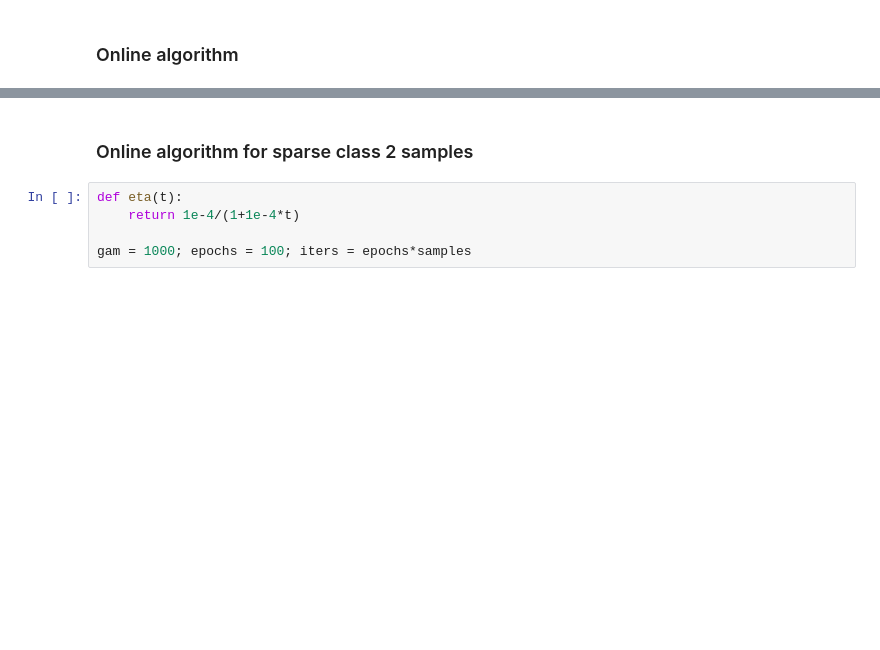
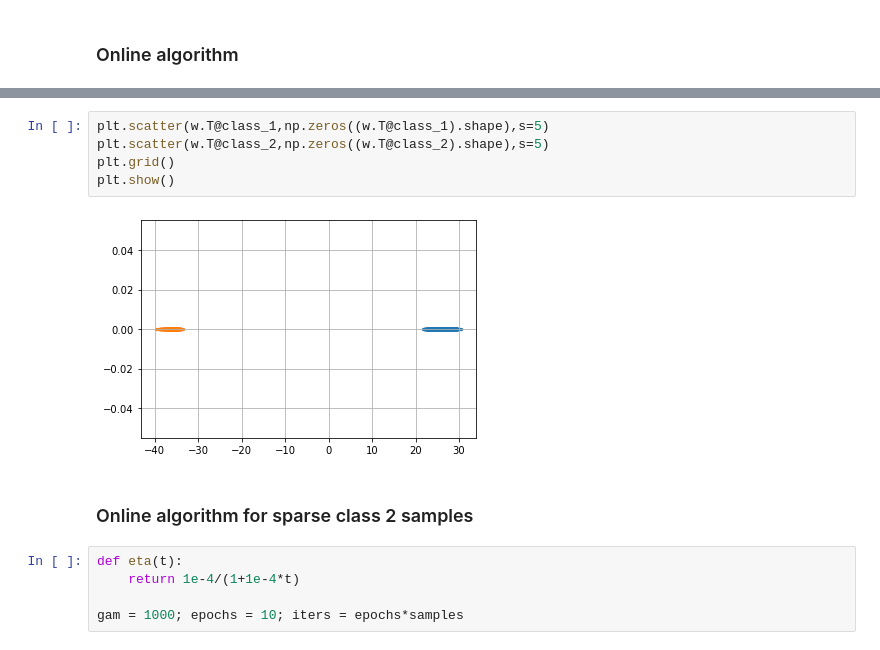
Before and after one commit to flatironinstitute/bio-lda, a Jupyter notebook: sparse_lda.ipynb, the cells around one changed output, grey strips where cells are left out. Saved outputs shown, nothing was run; the diff lists cells and outputs as text; blank space fills up the shorter version.

```diff
--- a/sparse_lda.ipynb
+++ b/sparse_lda.ipynb
@@ -144,10 +153,17 @@ plt.show()
+# %%
+plt.scatter(w.T@class_1,np.zeros((w.T@class_1).shape),s=5)
+plt.scatter(w.T@class_2,np.zeros((w.T@class_2).shape),s=5)
+plt.grid()
+plt.show()
+# %% [output]
+[figure, added]
 # %% [markdown]
 ### Online algorithm for sparse class 2 samples
 # %%
 def eta(t):
     return 1e-4/(1+1e-4*t)
 
-gam = 1000; epochs = 100; iters = epochs*samples
+gam = 1000; epochs = 10; iters = epochs*samples
 # %%
 w = np.random.randn(x_dim)/np.sqrt(x_dim)
 l = 1
```
Also changed, not shown: parts of 10 cells of this notebook.
